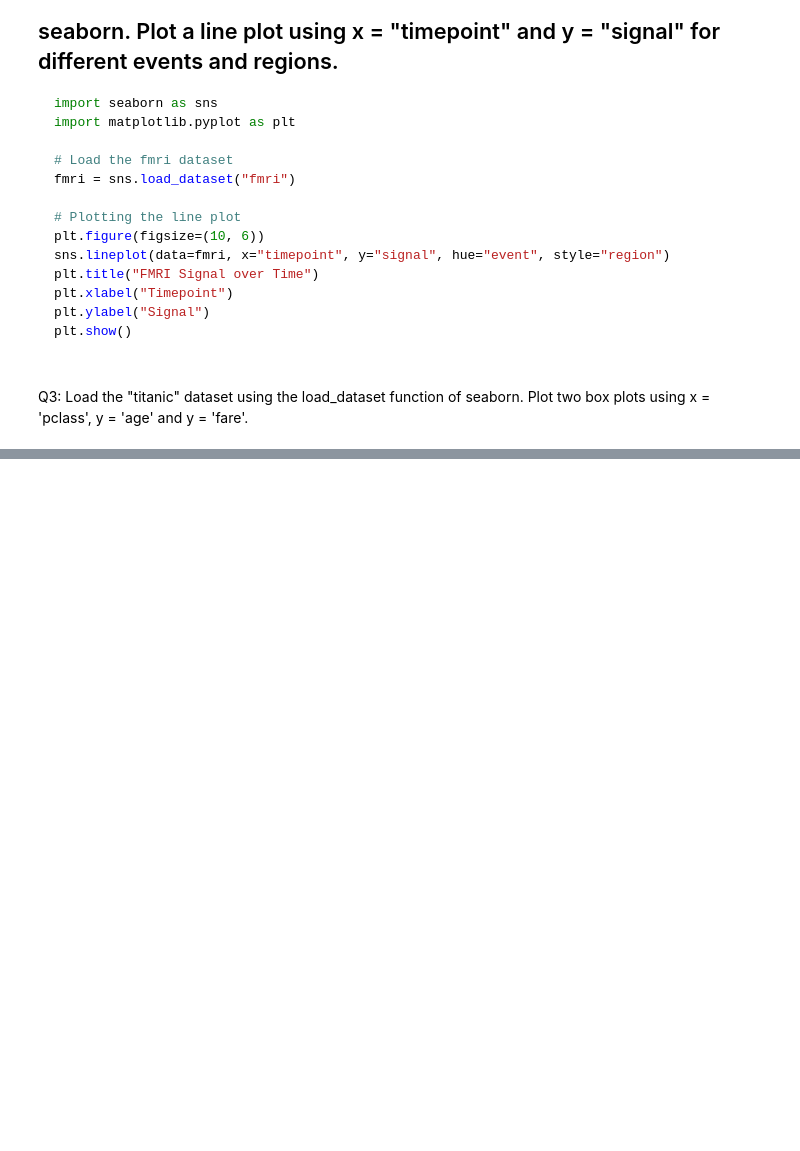
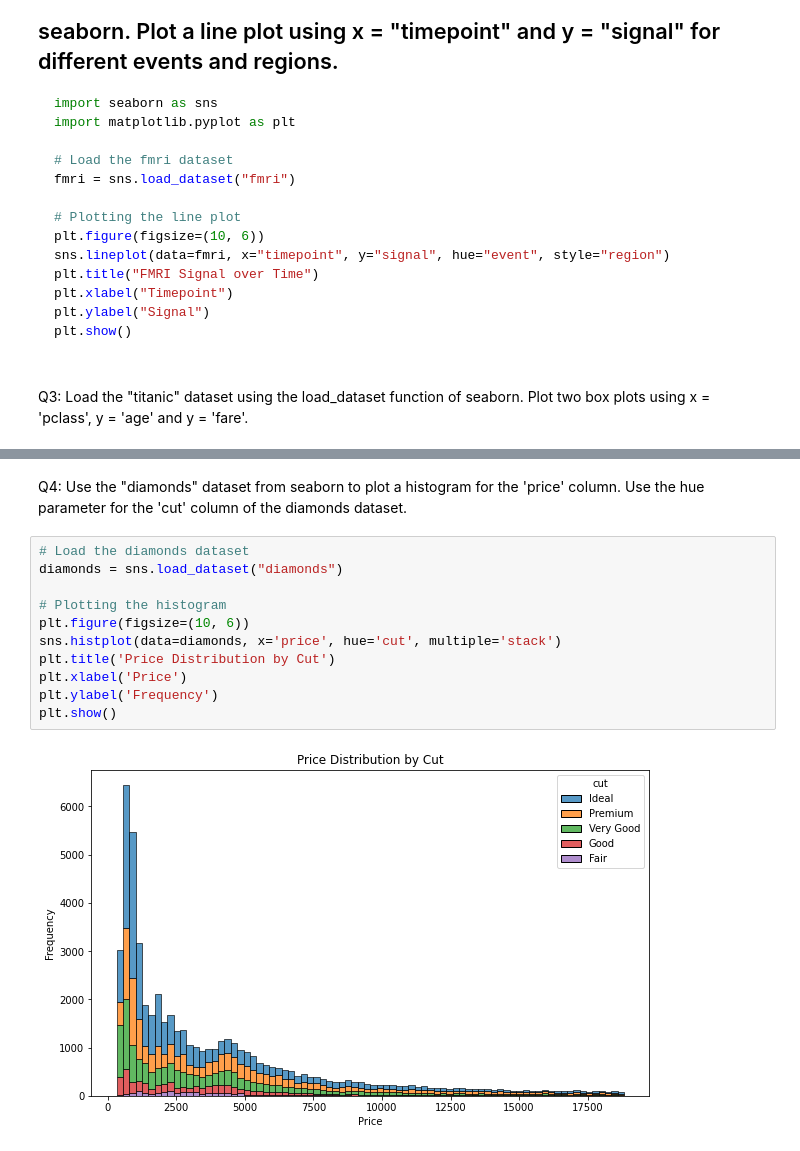
Before and after one commit to divyanshusingh5/Data_Science_Course, a Jupyter notebook: seaborn.ipynb, the cells around one changed output, grey strips where cells are left out. Drawn from its saved outputs; the diff is of its cells as text; blank space fills up the shorter version.

```diff
--- a/seaborn.ipynb
+++ b/seaborn.ipynb
@@ -50,0 +54,15 @@ plt.show()
+# %% [markdown]
+Q4: Use the "diamonds" dataset from seaborn to plot a histogram for the 'price' column. Use the hue parameter for the 'cut' column of the diamonds dataset.
+# %%
+# Load the diamonds dataset
+diamonds = sns.load_dataset("diamonds")
+
+# Plotting the histogram
+plt.figure(figsize=(10, 6))
+sns.histplot(data=diamonds, x='price', hue='cut', multiple='stack')
+plt.title('Price Distribution by Cut')
+plt.xlabel('Price')
+plt.ylabel('Frequency')
+plt.show()
+# %% [output]
+[figure, added]
```
Also changed, not shown: parts of 3 cells of this notebook.
